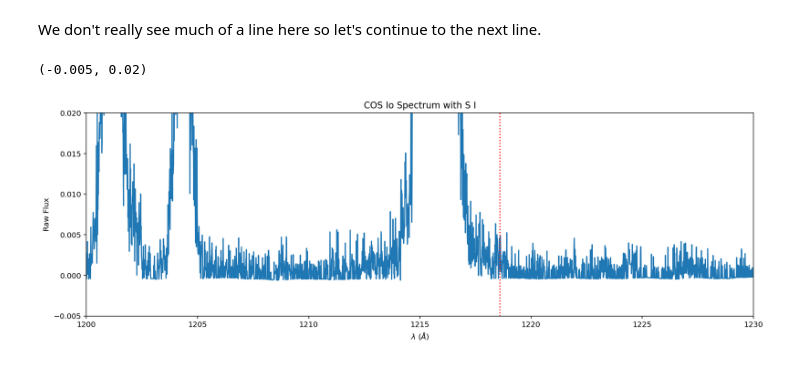
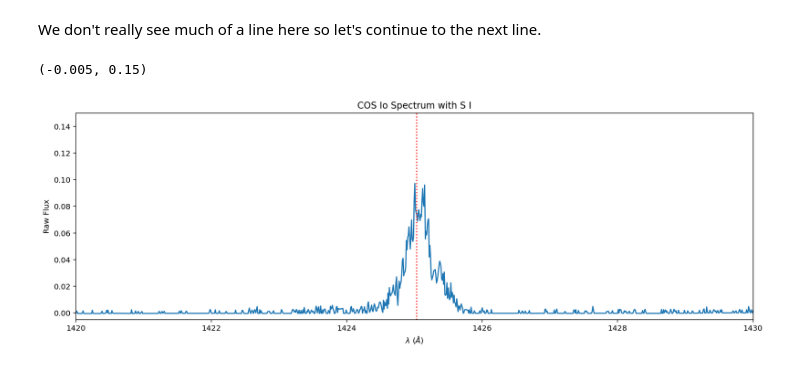
Before and after one commit to 18ganesha/io_brightness, a Jupyter notebook: notebooks/02_Gaussian_fitting_for_S_I.ipynb, the cells around one changed output. Drawn from its saved outputs; the diff is of its cells as text; code cells hidden in the pictures.

```diff
--- a/notebooks/02_Gaussian_fitting_for_S_I.ipynb
+++ b/notebooks/02_Gaussian_fitting_for_S_I.ipynb
@@ -52,12 +52,12 @@ We don't really see much of a line here so let's continue to the next line.
 # %%
 plt.figure(figsize=(16, 5))
 plt.plot(evt_data['WAVELENGTH'].T, evt_data['FLUX'].T/10**-13) #make it columns instead of rows bc otherwise will be a blank plot
 plt.xlabel('$\lambda$ ($\AA$)');
 plt.ylabel('Raw Flux')
 plt.title("COS Io Spectrum with S I")
-plt.axvline(1218.595, color = 'red', linestyle = 'dotted')
-plt.xlim(1200,1230)
-plt.ylim(-0.005,0.02)
+plt.axvline(1425.030, color = 'red', linestyle = 'dotted')
+plt.xlim(1420,1430)
+plt.ylim(-0.005,0.15)
 # %% [output]
-(-0.005, 0.02)
+(-0.005, 0.15)
-[figure, old version]
+[figure, new version]
```
Also changed, not shown: parts of 20 cells of this notebook.
